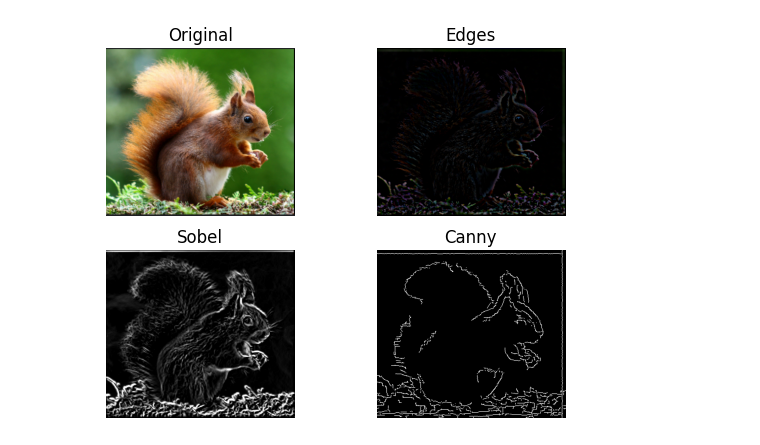
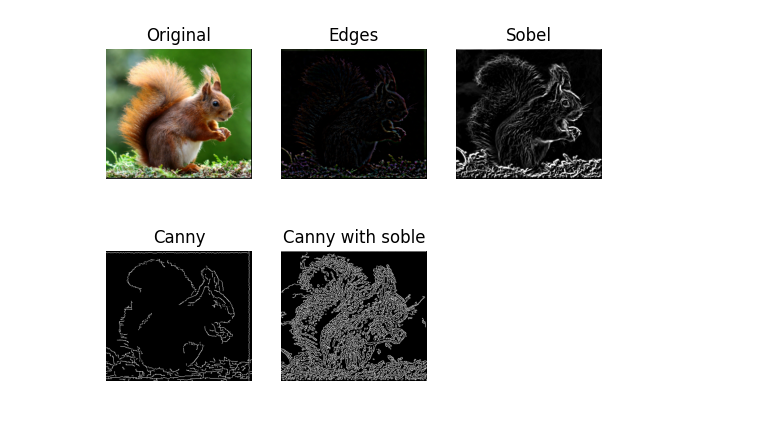
Before and after one commit to Abdo-Anwar/Torp-imageTask2, a Jupyter notebook: task2/Task-1.ipynb, the cells around one changed output. Drawn from its saved outputs; the diff is of its cells as text; code cells hidden in the pictures; blank space fills up the shorter version.

Commit message:
extra code : try to applay canny filter in the sobled img

```diff
--- a/task2/Task-1.ipynb
+++ b/task2/Task-1.ipynb
@@ -11,41 +11,47 @@ def display_img(img):
 img=cv2.imread("Squirrel.png")
 img=cv2.cvtColor(img,cv2.COLOR_BGR2RGB)
 
-plt.subplot(221)
+plt.subplot(231)
 plt.imshow(img,cmap="gray")
 plt.title('Original')
 plt.axis('off')
 
 
 blur=cv2.GaussianBlur(img,(13,13),100)
 edges=cv2.subtract(img,blur)
 
-plt.subplot(222)
+plt.subplot(232)
 plt.imshow(edges,cmap="gray")
 plt.title('Edges')
 plt.axis('off')
 
 
 img2=cv2.imread("Squirrel.png")
 gray = cv2.cvtColor(img2, cv2.COLOR_BGR2GRAY)
 G_blur=cv2.GaussianBlur(gray,(3,3),100)
 Sobel_X=cv2.Sobel(G_blur,-1,1,0)
 Sobel_Y=cv2.Sobel(G_blur,-1,0,1)
 Sobel_or=cv2.bitwise_or(Sobel_X,Sobel_Y)
 
-plt.subplot(223)
+plt.subplot(233)
 plt.imshow(Sobel_or,cmap="gray")
 plt.title('Sobel')
 plt.axis('off')
 
 canny=cv2.Canny(blur,22,80)
-plt.subplot(224)
+plt.subplot(234)
 plt.imshow(canny,cmap="gray")
 plt.title("Canny")
 plt.axis("off")
 
 
+canny2=cv2.Canny(Sobel_or,22,80)
+plt.subplot(235)
+plt.imshow(canny2,cmap="gray")
+plt.title("Canny with soble")
+plt.axis("off")
+
 
 plt.show()
 # %% [output]
-[figure, old version]
+[figure, new version]
```
